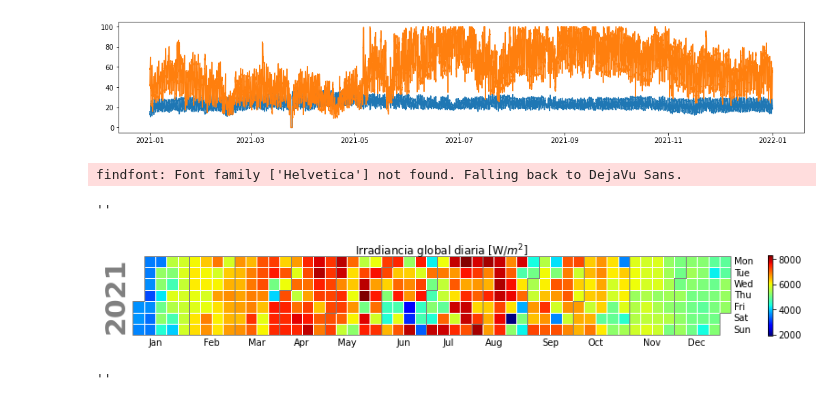
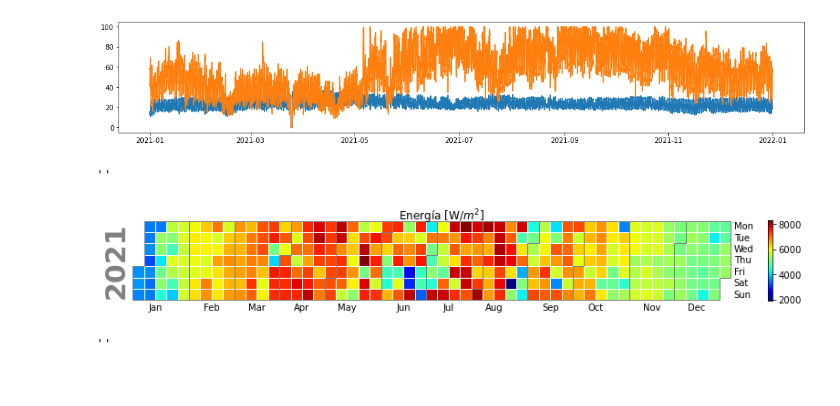
Before and after one commit to jessineva/Evaporative_thesis, a Jupyter notebook: figuras/notebooks/002_temixco_gráficas2021.ipynb, the cells around one changed output. Drawn from its saved outputs; the diff is of its cells as text; code cells hidden in the pictures.

```diff
--- a/figuras/notebooks/002_temixco_gráficas2021.ipynb
+++ b/figuras/notebooks/002_temixco_gráficas2021.ipynb
@@ -19,14 +15,13 @@ ax.plot(df.Hum)
 [<matplotlib.lines.Line2D at 0x...>]
 [figure]
 # %%
-df.Ig = df.Ig*1/6
+df["Energy"] = df.Ig*1/6
 # %%
-calplot.calplot(df.Ig, cmap = "jet", suptitle="Irradiancia global diaria [W/$m^2$]")
+calplot.calplot(df.Energy, cmap = "jet", suptitle="Energía [W/$m^2$]")
 ;
 # %% [output]
-findfont: Font family ['Helvetica'] not found. Falling back to DejaVu Sans.
+''
-''
-[figure, old version]
+[figure, new version]
 # %%
 calplot.calplot(df.Tamb, how="max", cmap ="jet", vmin=10, vmax=40, suptitle="Temperatura máxima diaria [°C]")
 ;
```
Also changed, not shown: parts of 6 cells of this notebook, 15 other files.
